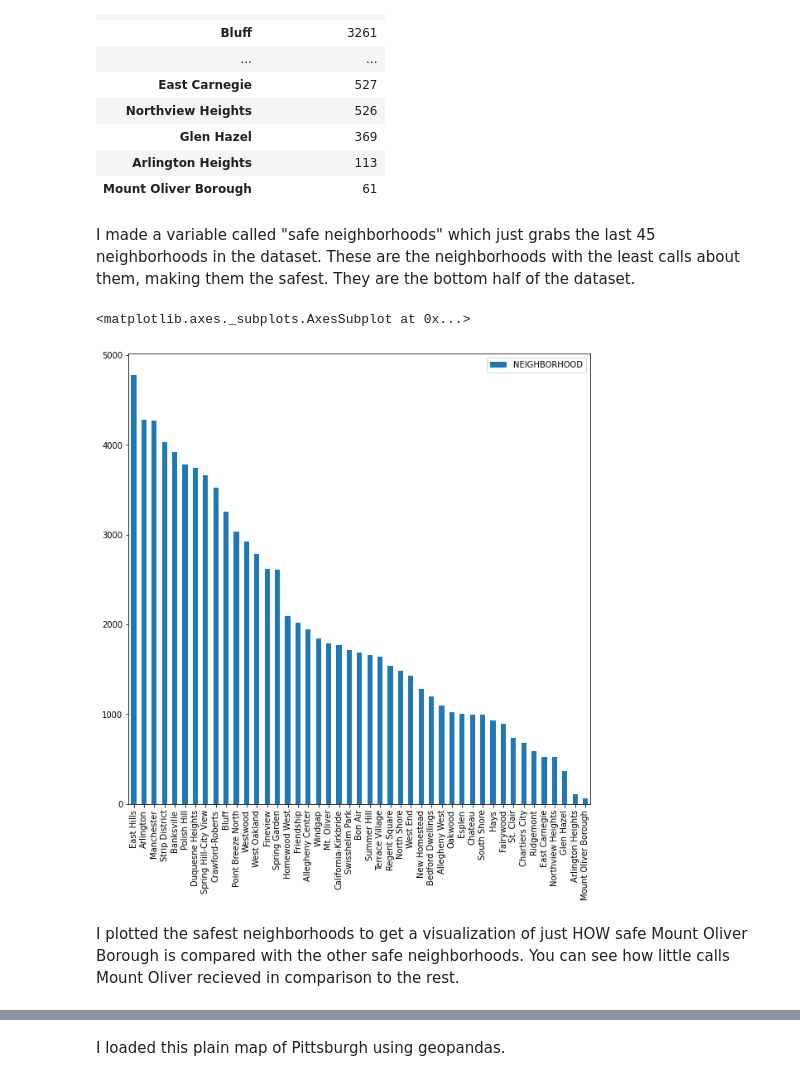
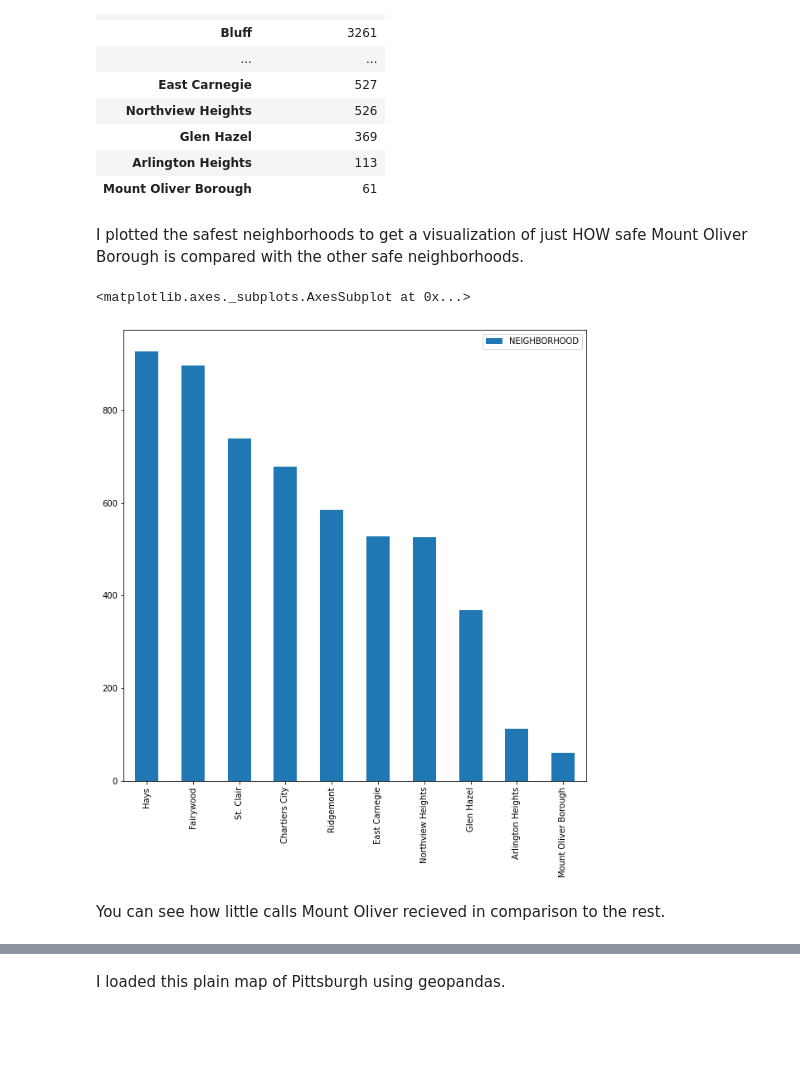
Before and after one commit to gjm55/Big-Ideas-Final, a Jupyter notebook: <gjm55>-final.ipynb, the cells around one changed output, grey strips where cells are left out. Drawn from its saved outputs; the diff is of its cells as text; code cells hidden in the pictures; blank space fills up the shorter version.

```diff
--- a/<gjm55>-final.ipynb
+++ b/<gjm55>-final.ipynb
@@ -89,13 +97,13 @@ safe_neighborhoods
 | Glen Hazel | 369 |
 | Arlington Heights | 113 |
 | Mount Oliver Borough | 61 |
-# %% [markdown]
-I made a variable called "safe neighborhoods" which just grabs the last 45 neighborhoods in the dataset. These are the neighborhoods with the least calls about them, making them the safest. They are the bottom half of the dataset.
+# %% [markdown]
+I plotted the safest neighborhoods to get a visualization of just HOW safe Mount Oliver Borough is compared with the other safe neighborhoods.
 # %%
-safe_neighborhoods.plot.bar(figsize = (10,10))
+safe_neighborhoods.tail(10).plot.bar(figsize = (10,10))
 # %% [output]
 <matplotlib.axes._subplots.AxesSubplot at 0x...>
-[figure, old version]
+[figure, new version]
 # %% [markdown]
-I plotted the safest neighborhoods to get a visualization of just HOW safe Mount Oliver Borough is compared with the other safe neighborhoods. You can see how little calls Mount Oliver recieved in comparison to the rest.
+You can see how little calls Mount Oliver recieved in comparison to the rest.
 # %%
```
Also changed, not shown: parts of 23 cells of this notebook, 5 other files.
